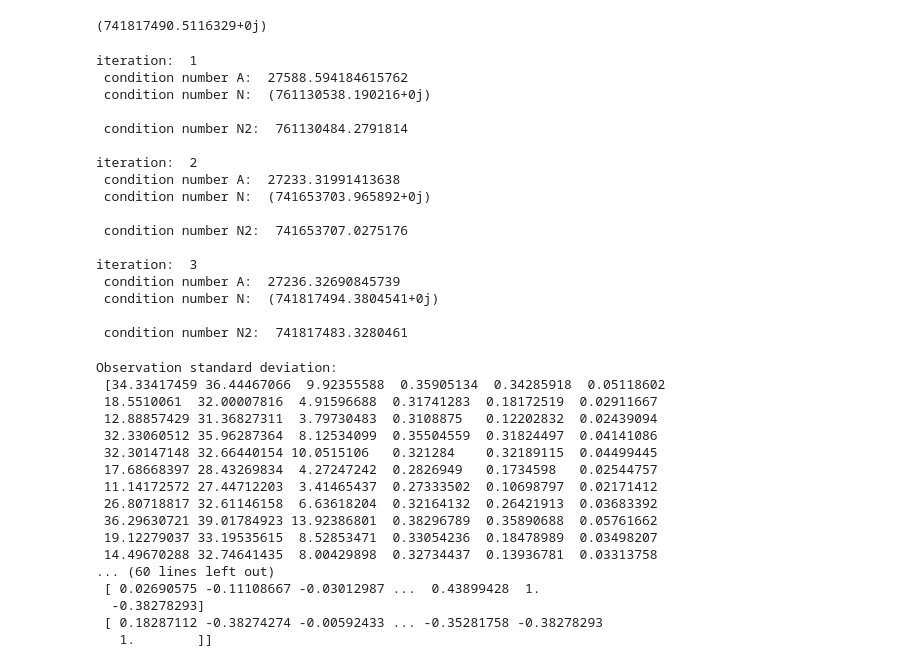
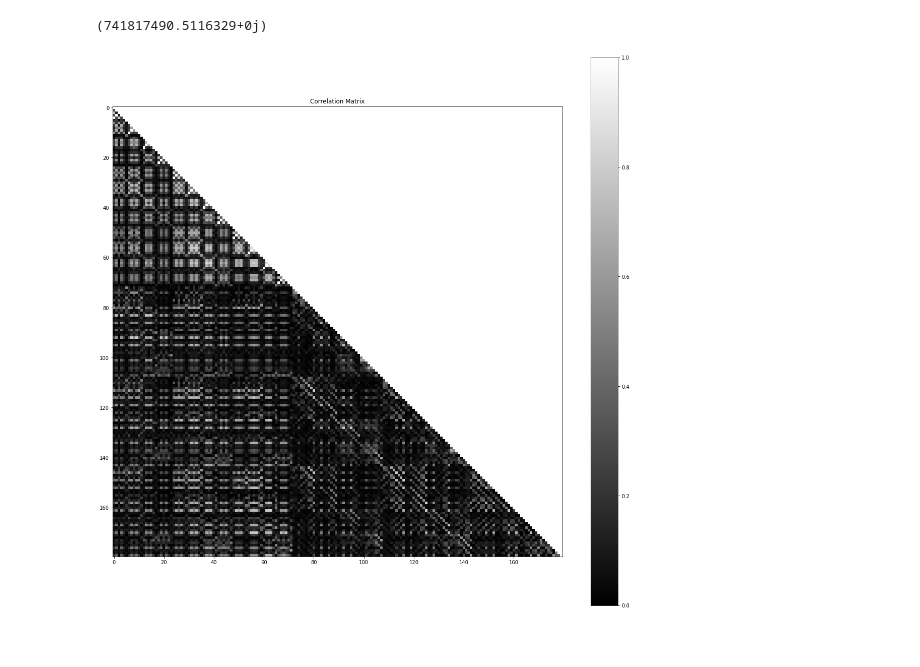
Before and after one commit to orenltr/Photogrammetry, a Jupyter notebook: Numerical_Aspects_in_Photogrammetry/Main_hw2.ipynb, the cells around one changed output. Drawn from its saved outputs; the diff is of its cells as text; code cells hidden in the pictures; blank space fills up the shorter version.

Commit message:
correlation matrix

```diff
--- a/Numerical_Aspects_in_Photogrammetry/Main_hw2.ipynb
+++ b/Numerical_Aspects_in_Photogrammetry/Main_hw2.ipynb
@@ -96,55 +96,23 @@ cond = np.max(eigvals)/np.min(eigvals)
 cond
 # %% [output]
 (741817490.5116329+0j)
-# %%
-SimulateBlock.add_noise_to_block(block, sigma_location=0.5, sigma_rotation=100, sigma_image_points=1, sigma_tie_points=0.5)
-X,RMSE = block.BundleAdjustment(0.01,100,method = 'naive')
-# %% [output]
-iteration:  1
- condition number A:  27588.594184615762
- condition number N:  (761130538.190216+0j)
-
- condition number N2:  761130484.2791814
-
-iteration:  2
- condition number A:  27233.31991413638
- condition number N:  (741653703.965892+0j)
-
- condition number N2:  741653707.0275176
-
-iteration:  3
- condition number A:  27236.32690845739
- condition number N:  (741817494.3804541+0j)
-
- condition number N2:  741817483.3280461
-# %%
-# compute the covariance matrix
-Cov = np.linalg.inv(N)
-# compute the standard deviation of the observations
-sigma_l = np.sqrt(np.diag(Cov))
-# compute the standard deviation of the unknowns
-sigma_X = np.sqrt(np.diag(Cov))
-# compute the correlation matrix
-corr = Cov / np.outer(sigma_l, sigma_l)
-
-print('Observation standard deviation: \n', sigma_l)
-print('Unknowns standard deviation: \n', sigma_X)
-print('Correlation matrix: \n', corr)
-# %% [output]
-Observation standard deviation:
- [34.33417459 36.44467066  9.92355588  0.35905134  0.34285918  0.05118602
- 18.5510061  32.00007816  4.91596688  0.31741283  0.18172519  0.02911667
- 12.88857429 31.36827311  3.79730483  0.3108875   0.12202832  0.02439094
- 32.33060512 35.96287364  8.12534099  0.35504559  0.31824497  0.04141086
- 32.30147148 32.66440154 10.0515106   0.321284    0.32189115  0.04499445
- 17.68668397 28.43269834  4.27247242  0.2826949   0.1734598   0.02544757
- 11.14172572 27.44712203  3.41465437  0.27333502  0.10698797  0.02171412
- 26.80718817 32.61146158  6.63618204  0.32164132  0.26421913  0.03683392
- 36.29630721 39.01784923 13.92386801  0.38296789  0.35890688  0.05761662
- 19.12279037 33.19535615  8.52853471  0.33054236  0.18478989  0.03498207
- 14.49670288 32.74641435  8.00429898  0.32734437  0.13936781  0.03313758
-... (60 lines left out)
- [ 0.02690575 -0.11108667 -0.03012987 ...  0.43899428  1.
-  -0.38278293]
- [ 0.18287112 -0.38274274 -0.00592433 ... -0.35281758 -0.38278293
-   1.        ]]
+# %%
+# compute the covariance matrix
+Cov = np.linalg.inv(N)
+
+# compute the correlation matrix
+diag_sqrt = np.sqrt(np.diag(Cov))
+correlation_matrix = Cov / np.outer(diag_sqrt, diag_sqrt)
+
+# Mask the upper triangle of the correlation matrix
+mask = np.tri(correlation_matrix.shape[0], k=-1).astype(bool).T
+correlation_matrix = np.ma.array(correlation_matrix, mask=mask)
+
+# Plot the correlation matrix
+fig, ax = plt.subplots(figsize=(20, 20))
+plt.imshow(np.abs(correlation_matrix), cmap='gray', vmin=0, vmax=1)
+plt.colorbar()
+plt.title('Correlation Matrix')
+plt.show()
+# %% [output]
+[figure, added]
```
Also changed, not shown: parts of 1 cell of this notebook.
